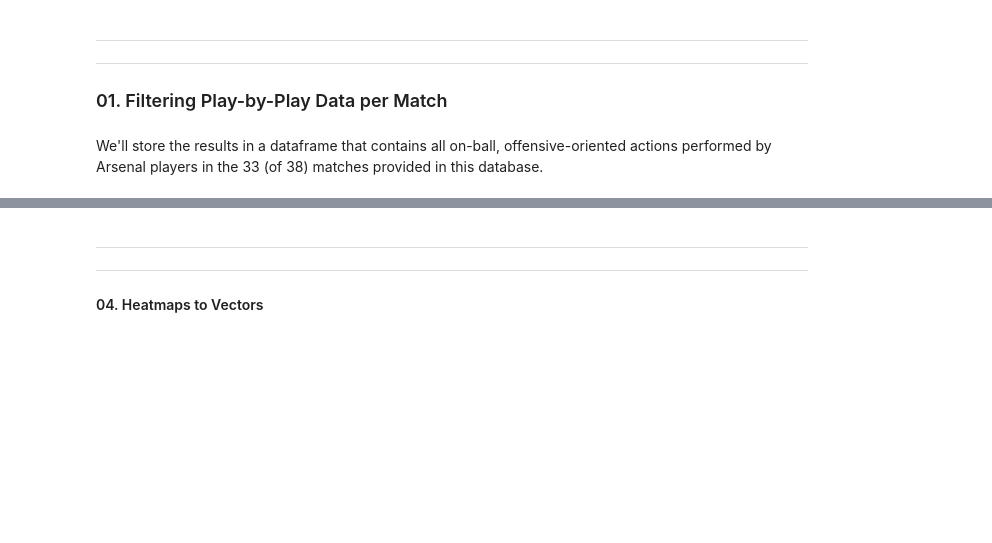
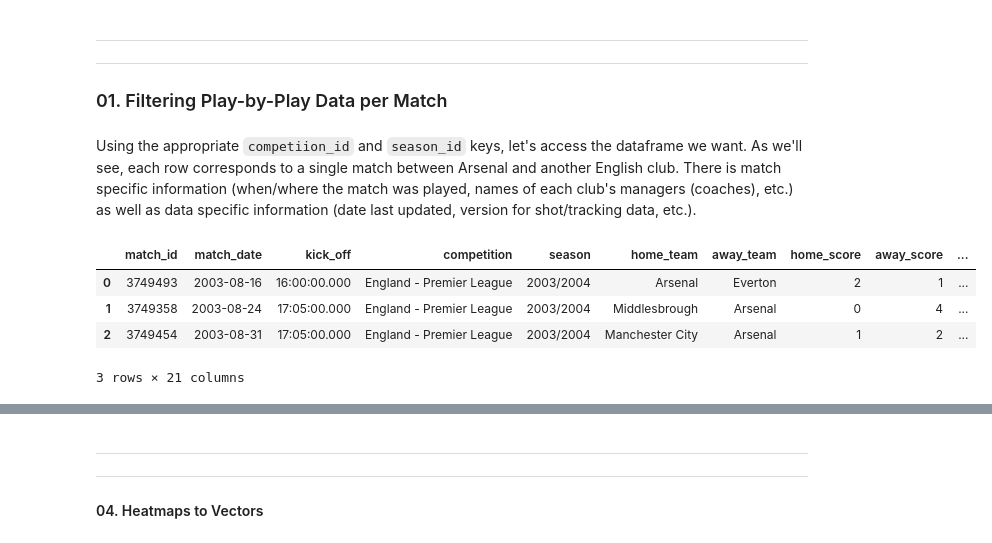
Before and after one commit to lucas-nelson-uiuc/stat430_unsupervised_project, a Jupyter notebook: soccer_project.ipynb, the cells around one changed output, grey strips where cells are left out. Cells and saved outputs as stored; diff of their text form; code cells hidden in the pictures; blank space fills up the shorter version.

```diff
--- a/soccer_project.ipynb
+++ b/soccer_project.ipynb
@@ -39,5 +111,14 @@ filterwarnings('ignore', category=FutureWarning)
 ---
 ---
 ### 01. Filtering Play-by-Play Data per Match
+# %% [markdown]
+Using the appropriate `competiion_id` and `season_id` keys, let's access the dataframe we want. As we'll see, each row corresponds to a single match between Arsenal and another English club. There is match specific information (when/where the match was played, names of each club's managers (coaches), etc.) as well as data specific information (date last updated, version for shot/tracking data, etc.).
 # %%
 invincibles_df = sb.matches(competition_id=2, season_id=44).sort_values('match_date').reset_index(drop=True)
+invincibles_df.head(3)
+# %% [output]
+|  | match_id | match_date | kick_off | competition | season | home_team | away_team | home_score | away_score | ... |
+| 0 | 3749493 | 2003-08-16 | 16:00:00.000 | England - Premier League | 2003/2004 | Arsenal | Everton | 2 | 1 | ... |
+| 1 | 3749358 | 2003-08-24 | 17:05:00.000 | England - Premier League | 2003/2004 | Middlesbrough | Arsenal | 0 | 4 | ... |
+| 2 | 3749454 | 2003-08-31 | 17:05:00.000 | England - Premier League | 2003/2004 | Manchester City | Arsenal | 1 | 2 | ... |
+3 rows × 21 columns
@@ -91,2 +124,0 @@ def preprocessing_events_df(
-# %% [markdown]
-We'll store the results in a dataframe that contains all on-ball, offensive-oriented actions performed by Arsenal players in the 33 (of 38) matches provided in this database.
```
Also changed, not shown: parts of 72 cells of this notebook, 1 other file.
